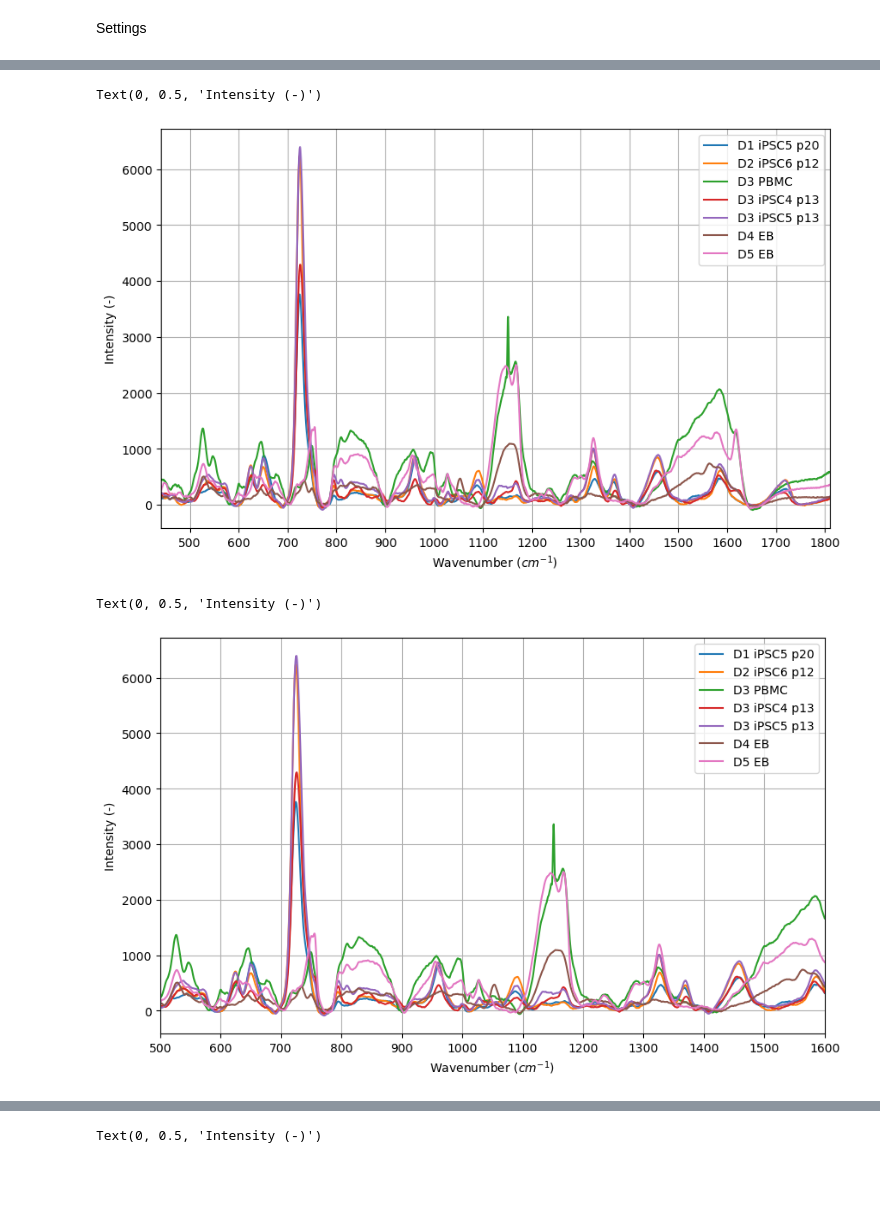
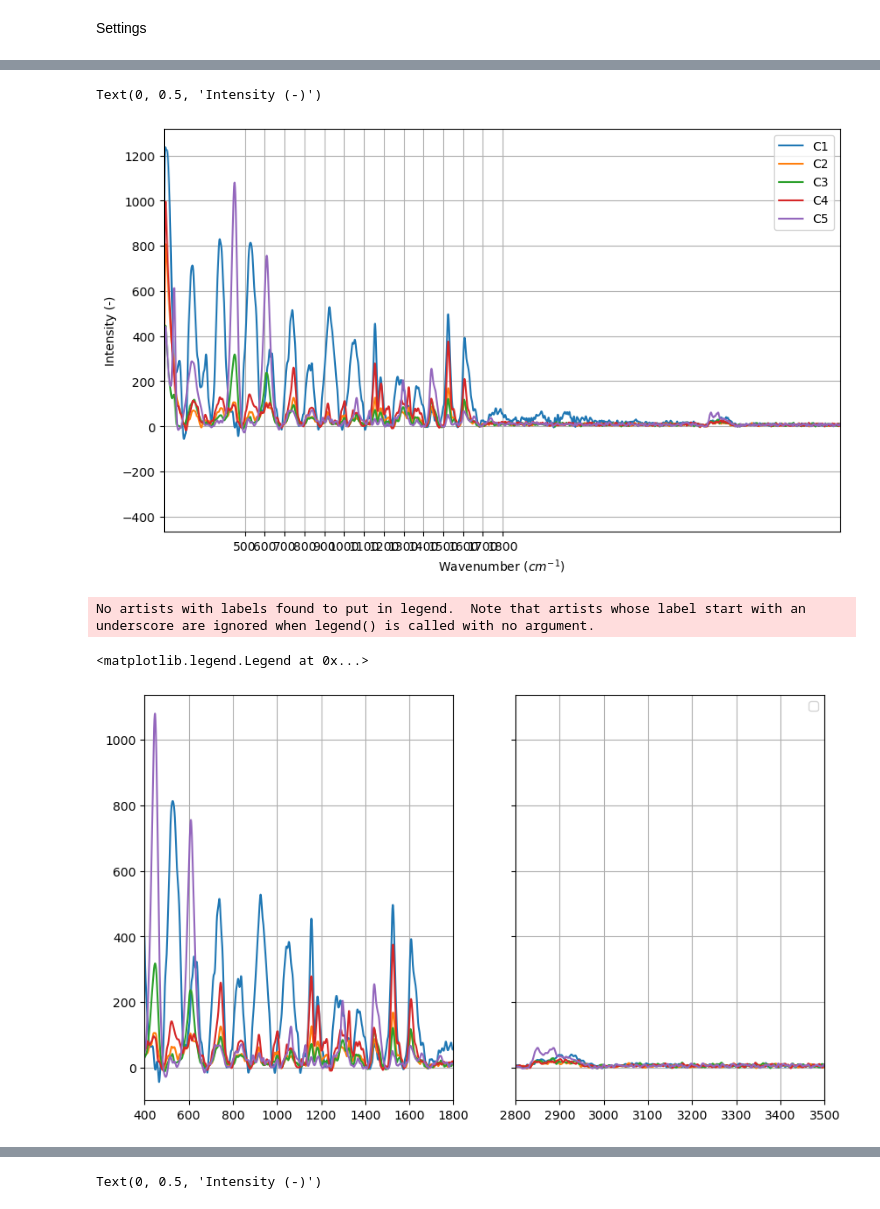
Before and after one commit to DerZ115/raman-pca, a Jupyter notebook: pca.ipynb, the cells around one changed output, grey strips where cells are left out. Saved outputs shown, nothing was run; the diff lists cells and outputs as text; code cells hidden in the pictures; blank space fills up the shorter version.

```diff
--- a/pca.ipynb
+++ b/pca.ipynb
@@ -29,12 +30,12 @@ plt.rcParams['figure.dpi'] = 100
 Settings
 # %%
 # Path where the data is stored
-data_path = r"C:\Users\Daniel\Desktop\Donor variation out"
+data_path = r"C:\Users\Daniel\PycharmProjects\raman-pca\data\Trico_Vergleich_Beregnung\C_Auswertung"
 
 # Spectral range/ranges to analyze
 # Format: [Start, End, Start2, End2, ...]
 # Use 'None' as the first or last value to use the whole range
-wn_limits = [None, None]
+wn_limits = [400, 1800, 2800, None]
 
 # Window size for smoothing the spectra
 # Higher means stronger smoothing
@@ -91,25 +90,37 @@ plt.xlabel("Wavenumber ($cm^{-1}$)")
 plt.ylabel("Intensity (-)")
 # %% [output]
 Text(0, 0.5, 'Intensity (-)')
-[figure, old version]
+[figure, new version]
 # %%
-rl = RangeLimiter(lim=(wn_min, wn_max), reference=wns)
+rl = RangeLimiter(lim=wn_limits, reference=wns)
 X_rl = rl.fit_transform(X_bl)
-wns_reduced = wns[rl.lim_[0]:rl.lim_[1]]
+wns_reduced = [wns[l0:l1] for l0, l1 in zip(rl.lim[::2], rl.lim[1::2])]
+
+fig, axs = plt.subplots(ncols=len(rl.lim) // 2, sharey=True)
+if isinstance(axs, plt.Axes):
+    axs = np.array([axs])
 
 for i in range(len(y_key)):
-    plt.plot(wns_reduced, X_rl[y==i].mean(axis=0), label=y_key[i])
-plt.margins(x=0)
-plt.legend()
+    for j, (l0, l1) in enumerate(zip(rl.lim[0::2], rl.lim[1::2])):
+        if j == len(axs):
+            axs[j].plot(wns[l0:l1], X_bl[y==i, l0:l1].mean(axis=0), label=y_key[i])
+        else:
+            axs[j].plot(wns[l0:l1], X_bl[y==i, l0:l1].mean(axis=0))
+for ax in axs:
+    ax.margins(x=0)
+    ax.grid()
 
-plt.xticks(range(500, 1601, 100))
+axs[-1].legend()
 
-plt.grid()
-plt.xlabel("Wavenumber ($cm^{-1}$)")
-plt.ylabel("Intensity (-)")
+#plt.xticks(range(500, 1601, 100))
+
+
+#plt.xlabel("Wavenumber ($cm^{-1}$)")
+#plt.ylabel("Intensity (-)")
 # %% [output]
-Text(0, 0.5, 'Intensity (-)')
+No artists with labels found to put in legend.  Note that artists whose label start with an underscore are ignored when legend() is called with no argument.
+<matplotlib.legend.Legend at 0x...>
-[figure, old version]
+[figure, new version]
 # %%
 X_smooth = SavGolFilter(window=sg_window).fit_transform(X_rl)
 
```
Also changed, not shown: parts of 4 cells of this notebook, 1 other file.
